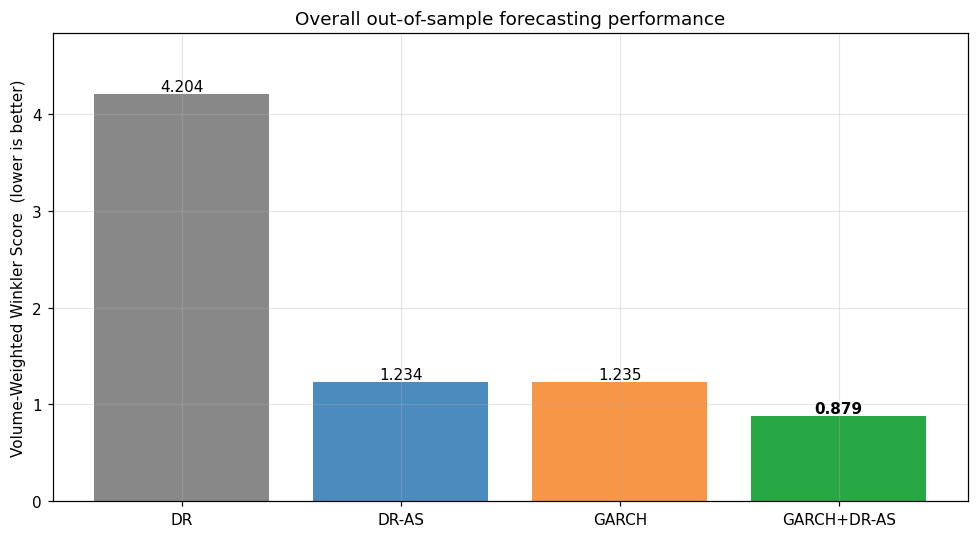
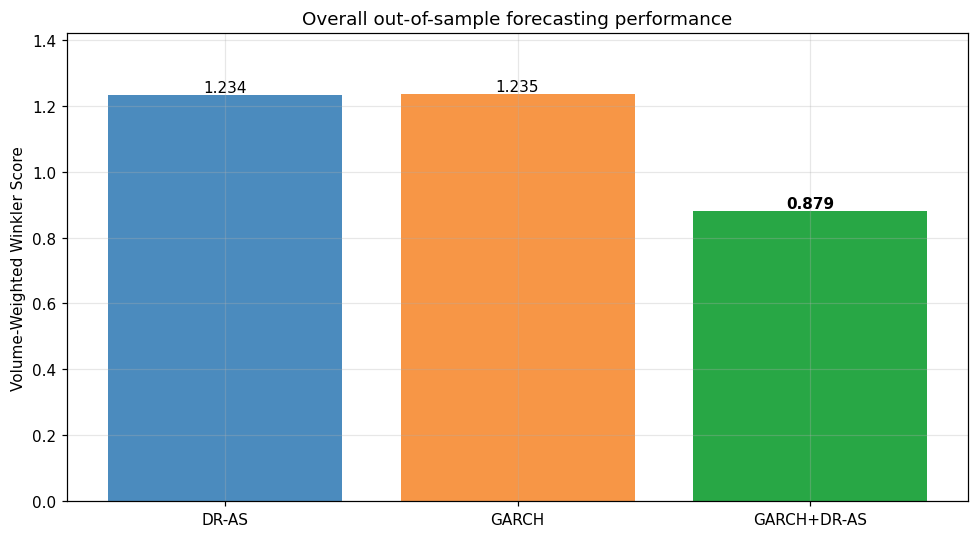
The change to this notebook cell's code, shown as a diff; its figure went from the first image to the second:
--- before
+++ after
@@ -1,14 +1,16 @@
 fig, ax = plt.subplots(figsize=(9, 5))
 col = 'Volume-Weighted Winkler Score'
-models = p1_overall.index.tolist()
+models = [m for m in p1_overall.index.tolist() if m != 'DR']
+plot_data = p1_overall.loc[models, col]
+
 colors = {'DR-AS': '#4B8BBE', 'GARCH': '#F79646', 'GARCH+DR-AS': '#28A745'}
-bars = ax.bar(models, p1_overall[col], color=[colors.get(m, '#888') for m in models])
-best = p1_overall[col].idxmin()
+bars = ax.bar(models, plot_data, color=[colors.get(m, '#888') for m in models])
+best = plot_data.idxmin()
 for b, m in zip(bars, models):
     height = b.get_height()
     ax.text(b.get_x() + b.get_width()/2, height, f'{height:.3f}',
             ha='center', va='bottom', fontweight='bold' if m == best else 'normal')
-ax.set_ylabel('Volume-Weighted Winkler Score  (lower is better)')
+ax.set_ylabel('Volume-Weighted Winkler Score')
 ax.set_title('Overall out-of-sample forecasting performance')
-ax.set_ylim(0, p1_overall[col].max() * 1.15)
+ax.set_ylim(0, plot_data.max() * 1.15)
 plt.tight_layout(); plt.show()

Commit: fixed bar bug